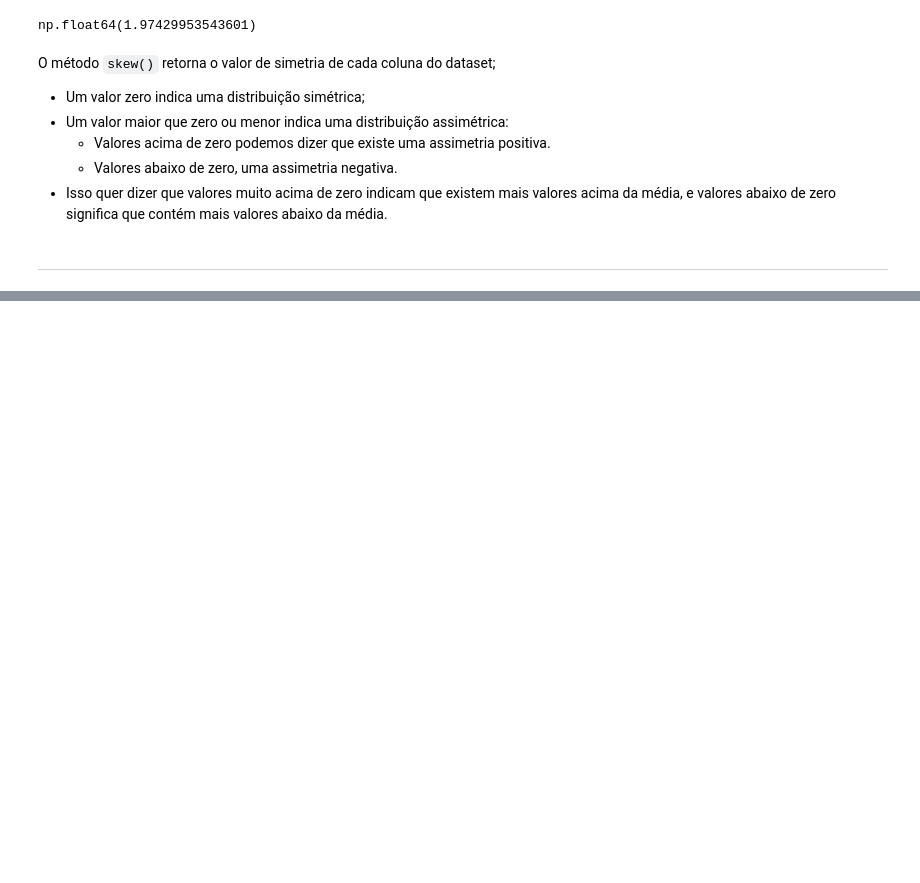
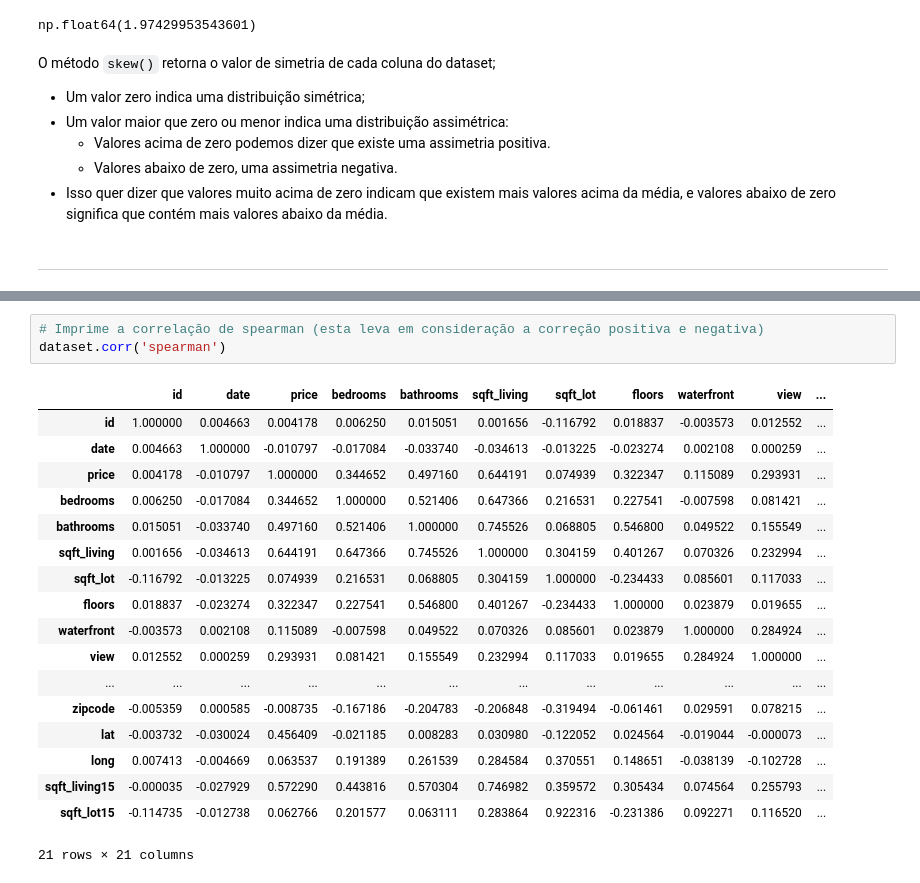
Before and after one commit to joao-victor-73/python.estudos, a Jupyter notebook: Estudos/Análise de Dados 2/Conceitos em Pandas/3- visualizacao_dados.ipynb, the cells around one changed output, grey strips where cells are left out. Saved outputs shown, nothing was run; the diff lists cells and outputs as text; blank space fills up the shorter version.

```diff
--- a/Estudos/Análise de Dados 2/Conceitos em Pandas/3- visualizacao_dados.ipynb
+++ b/Estudos/Análise de Dados 2/Conceitos em Pandas/3- visualizacao_dados.ipynb
@@ -134,0 +206,22 @@ ___
+# %%
+# Imprime a correlação de spearman (esta leva em consideração a correção positiva e negativa)
+dataset.corr('spearman')
+# %% [output]
+|  | id | date | price | bedrooms | bathrooms | sqft_living | sqft_lot | floors | waterfront | view | ... |
+| id | 1.000000 | 0.004663 | 0.004178 | 0.006250 | 0.015051 | 0.001656 | -0.116792 | 0.018837 | -0.003573 | 0.012552 | ... |
+| date | 0.004663 | 1.000000 | -0.010797 | -0.017084 | -0.033740 | -0.034613 | -0.013225 | -0.023274 | 0.002108 | 0.000259 | ... |
+| price | 0.004178 | -0.010797 | 1.000000 | 0.344652 | 0.497160 | 0.644191 | 0.074939 | 0.322347 | 0.115089 | 0.293931 | ... |
+| bedrooms | 0.006250 | -0.017084 | 0.344652 | 1.000000 | 0.521406 | 0.647366 | 0.216531 | 0.227541 | -0.007598 | 0.081421 | ... |
+| bathrooms | 0.015051 | -0.033740 | 0.497160 | 0.521406 | 1.000000 | 0.745526 | 0.068805 | 0.546800 | 0.049522 | 0.155549 | ... |
+| sqft_living | 0.001656 | -0.034613 | 0.644191 | 0.647366 | 0.745526 | 1.000000 | 0.304159 | 0.401267 | 0.070326 | 0.232994 | ... |
+| sqft_lot | -0.116792 | -0.013225 | 0.074939 | 0.216531 | 0.068805 | 0.304159 | 1.000000 | -0.234433 | 0.085601 | 0.117033 | ... |
+| floors | 0.018837 | -0.023274 | 0.322347 | 0.227541 | 0.546800 | 0.401267 | -0.234433 | 1.000000 | 0.023879 | 0.019655 | ... |
+| waterfront | -0.003573 | 0.002108 | 0.115089 | -0.007598 | 0.049522 | 0.070326 | 0.085601 | 0.023879 | 1.000000 | 0.284924 | ... |
+| view | 0.012552 | 0.000259 | 0.293931 | 0.081421 | 0.155549 | 0.232994 | 0.117033 | 0.019655 | 0.284924 | 1.000000 | ... |
+| ... | ... | ... | ... | ... | ... | ... | ... | ... | ... | ... | ... |
+| zipcode | -0.005359 | 0.000585 | -0.008735 | -0.167186 | -0.204783 | -0.206848 | -0.319494 | -0.061461 | 0.029591 | 0.078215 | ... |
+| lat | -0.003732 | -0.030024 | 0.456409 | -0.021185 | 0.008283 | 0.030980 | -0.122052 | 0.024564 | -0.019044 | -0.000073 | ... |
+| long | 0.007413 | -0.004669 | 0.063537 | 0.191389 | 0.261539 | 0.284584 | 0.370551 | 0.148651 | -0.038139 | -0.102728 | ... |
+| sqft_living15 | -0.000035 | -0.027929 | 0.572290 | 0.443816 | 0.570304 | 0.746982 | 0.359572 | 0.305434 | 0.074564 | 0.255793 | ... |
+| sqft_lot15 | -0.114735 | -0.012738 | 0.062766 | 0.201577 | 0.063111 | 0.283864 | 0.922316 | -0.231386 | 0.092271 | 0.116520 | ... |
+21 rows × 21 columns
```
Also changed, not shown: parts of 14 cells of this notebook, 5 other files.
